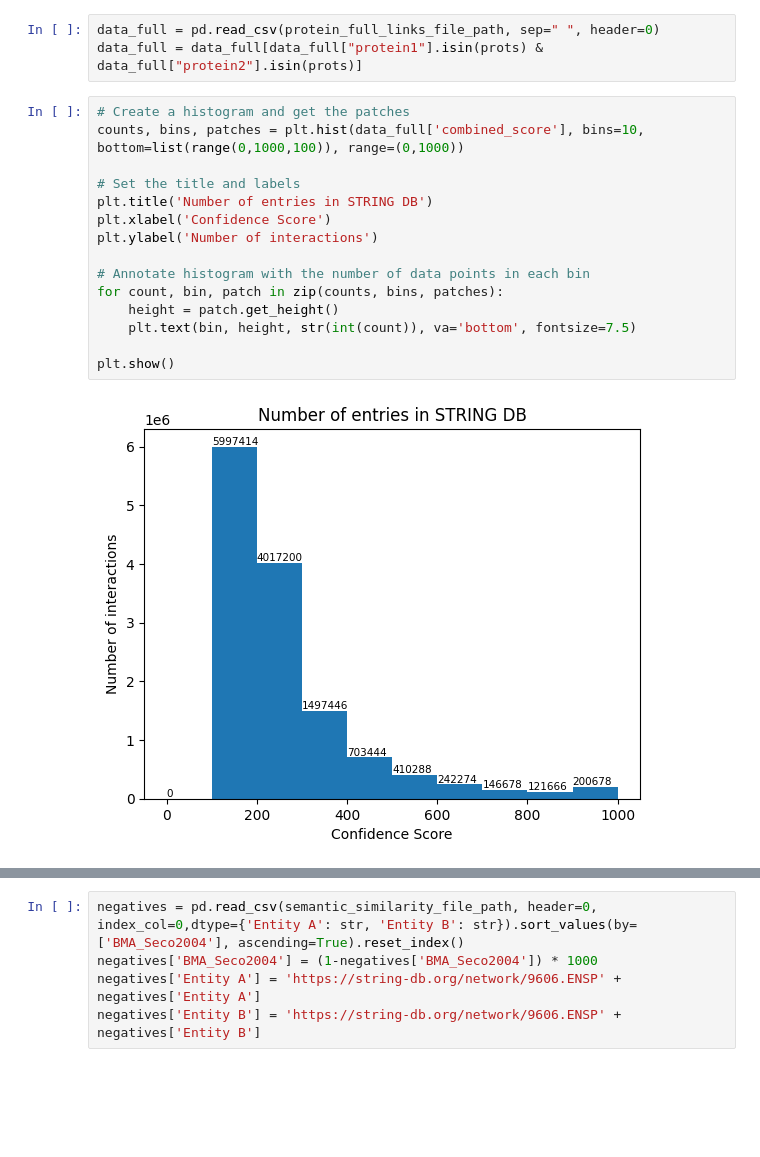
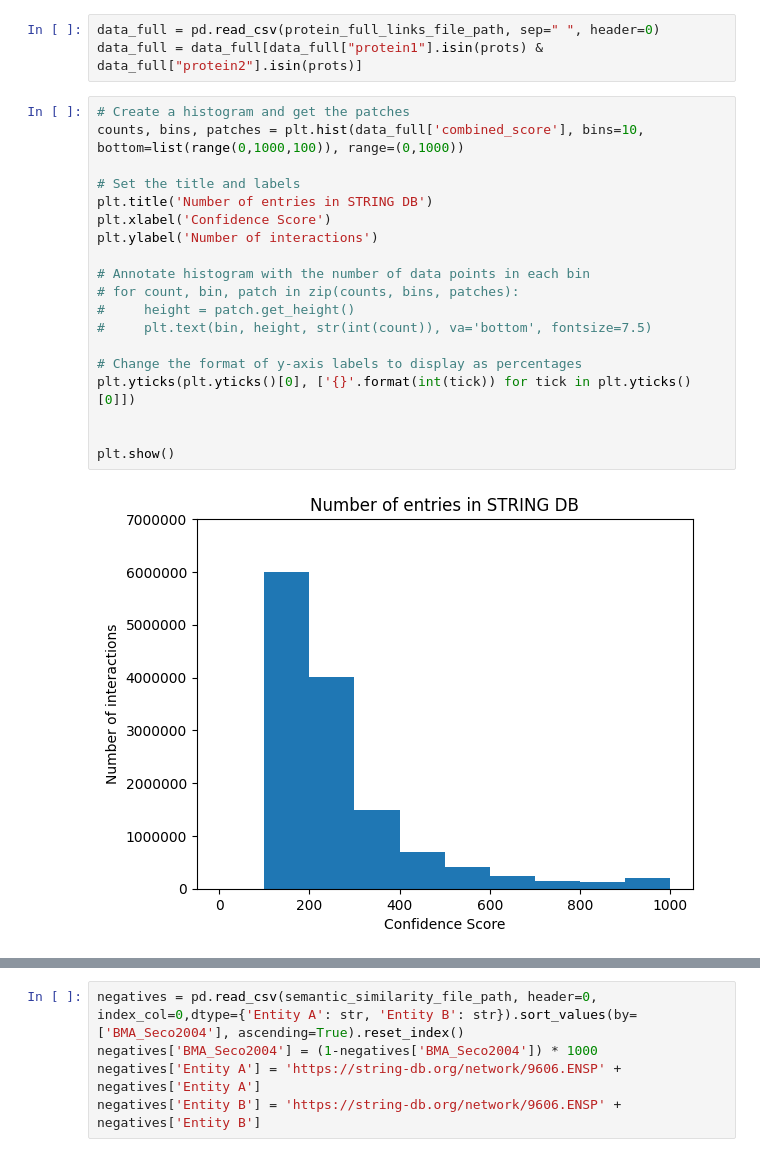
Before and after one commit to andre279m/UncertaintyInML, a Jupyter notebook: newerTest/test3_11.ipynb, the cells around one changed output, grey strips where cells are left out. Cells and saved outputs as stored; diff of their text form; blank space fills up the shorter version.

```diff
--- a/newerTest/test3_11.ipynb
+++ b/newerTest/test3_11.ipynb
@@ -72,20 +72,24 @@ data_full = data_full[data_full["protein1"].isin(prots) & data_full["protein2"].
 # %%
 # Create a histogram and get the patches
 counts, bins, patches = plt.hist(data_full['combined_score'], bins=10, bottom=list(range(0,1000,100)), range=(0,1000))
 
 # Set the title and labels
 plt.title('Number of entries in STRING DB')
 plt.xlabel('Confidence Score')
 plt.ylabel('Number of interactions')
 
 # Annotate histogram with the number of data points in each bin
-for count, bin, patch in zip(counts, bins, patches):
-    height = patch.get_height()
-    plt.text(bin, height, str(int(count)), va='bottom', fontsize=7.5)
+# for count, bin, patch in zip(counts, bins, patches):
+#     height = patch.get_height()
+#     plt.text(bin, height, str(int(count)), va='bottom', fontsize=7.5)
+
+# Change the format of y-axis labels to display as percentages
+plt.yticks(plt.yticks()[0], ['{}'.format(int(tick)) for tick in plt.yticks()[0]])
+
 
 plt.show()
 # %% [output]
-[figure, old version]
+[figure, new version]
 # %%
 fig, axs = plt.subplots(2, 4)
 axs[0, 0].hist(data_full['combined_score'],bins=10,bottom=list(range(0,1000,100)),range=(0,1000));
```
Also changed, not shown: parts of 6 cells of this notebook.
